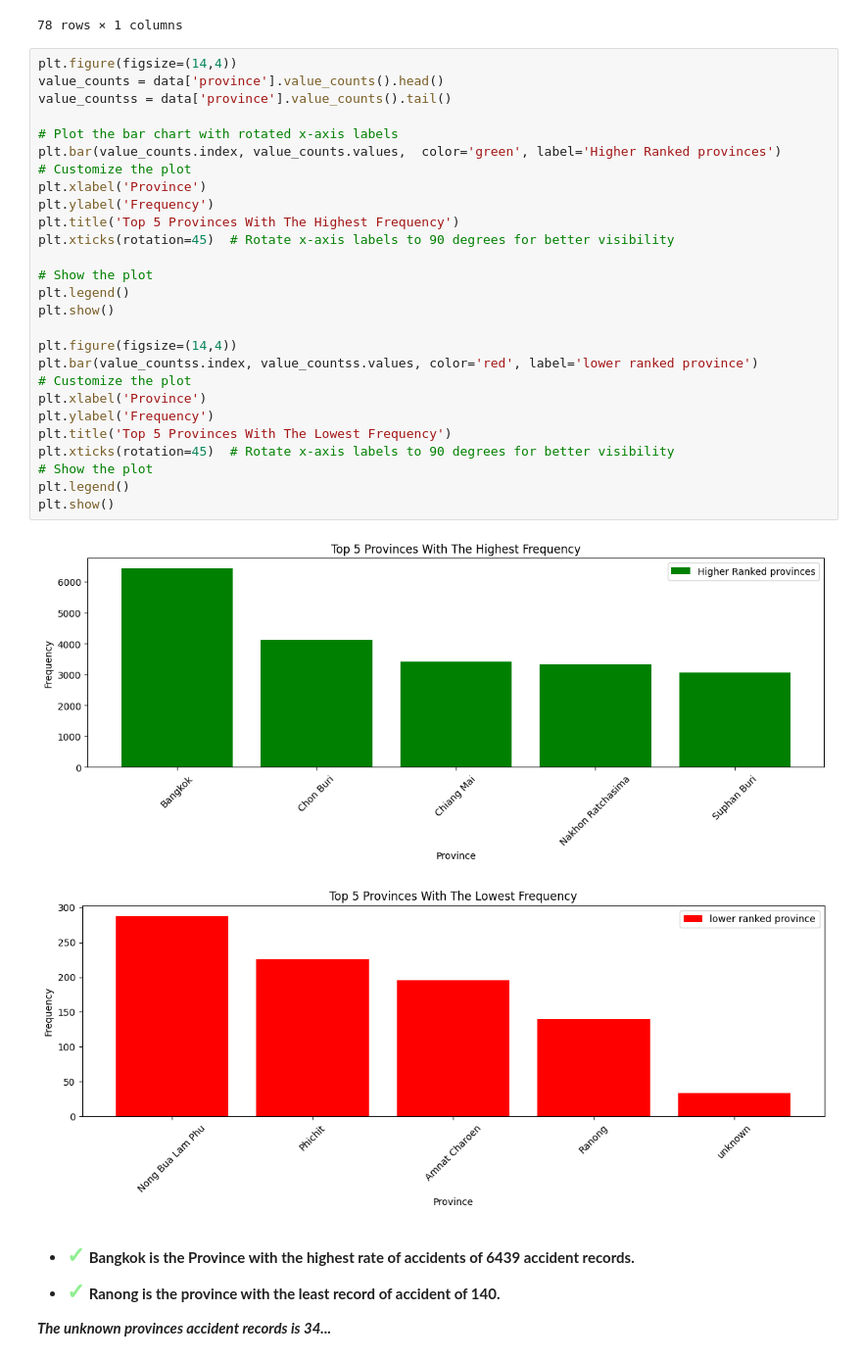
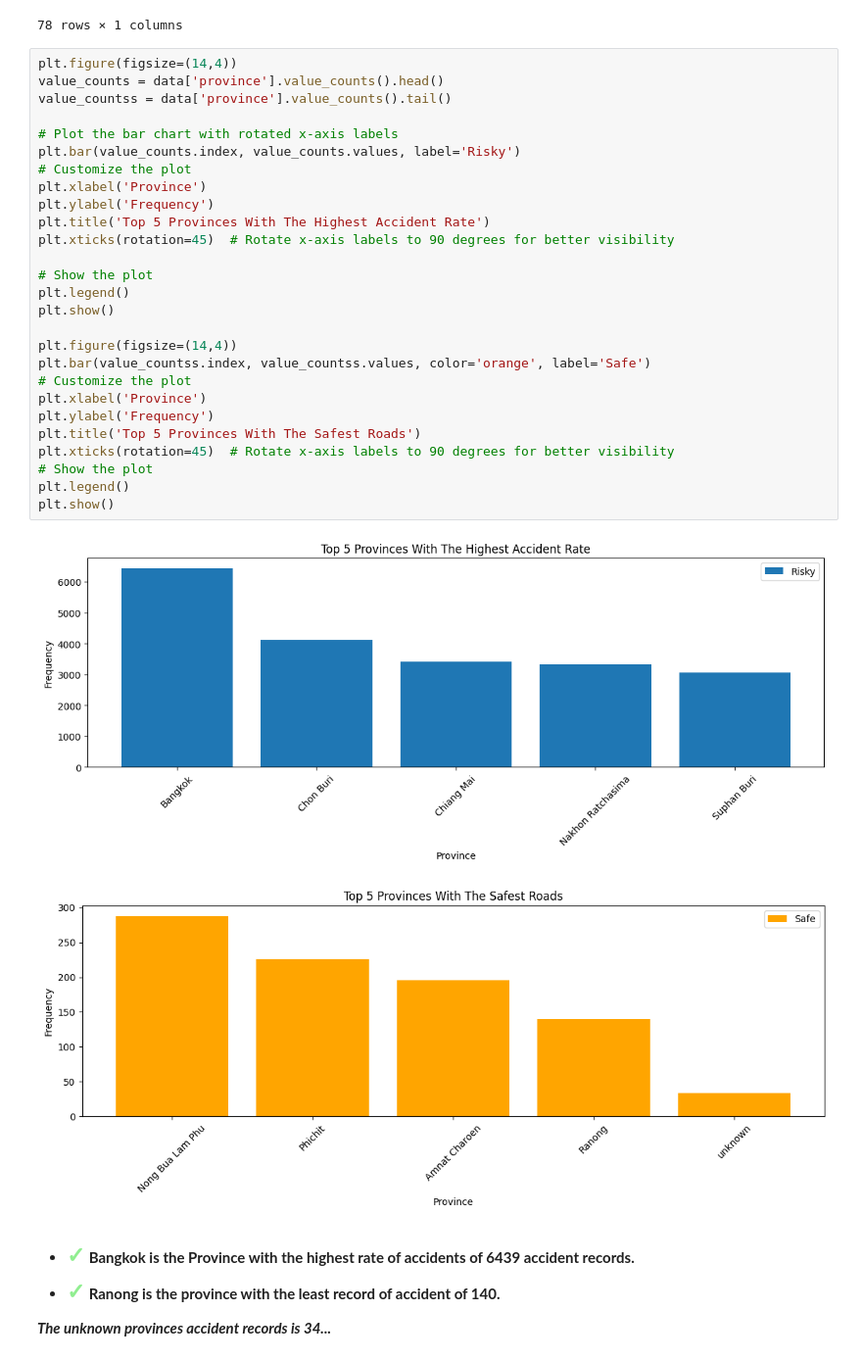
Before and after one commit to LegendSeyi/Thai_Road_Accident_Data_Analysis, a Jupyter notebook: Thai_Road_Accident_data_analysis.ipynb, the cells around one changed output. Shown at 98% size. Drawn from its saved outputs; the diff is of its cells as text.

```diff
--- a/Thai_Road_Accident_data_analysis.ipynb
+++ b/Thai_Road_Accident_data_analysis.ipynb
@@ -1129,33 +1129,33 @@ provinces
 # %%
 plt.figure(figsize=(14,4))
 value_counts = data['province'].value_counts().head()
 value_countss = data['province'].value_counts().tail()
 
 # Plot the bar chart with rotated x-axis labels
-plt.bar(value_counts.index, value_counts.values,  color='green', label='Higher Ranked provinces')
+plt.bar(value_counts.index, value_counts.values, label='Risky')
 # Customize the plot
 plt.xlabel('Province')
 plt.ylabel('Frequency')
-plt.title('Top 5 Provinces With The Highest Frequency')
+plt.title('Top 5 Provinces With The Highest Accident Rate')
 plt.xticks(rotation=45)  # Rotate x-axis labels to 90 degrees for better visibility
 
 # Show the plot
 plt.legend()
 plt.show()
 
 plt.figure(figsize=(14,4))
-plt.bar(value_countss.index, value_countss.values, color='red', label='lower ranked province')
+plt.bar(value_countss.index, value_countss.values, color='orange', label='Safe')
 # Customize the plot
 plt.xlabel('Province')
 plt.ylabel('Frequency')
-plt.title('Top 5 Provinces With The Lowest Frequency')
+plt.title('Top 5 Provinces With The Safest Roads')
 plt.xticks(rotation=45)  # Rotate x-axis labels to 90 degrees for better visibility
 # Show the plot
 plt.legend()
 plt.show()
 # %% [output]
-[figure, old version]
+[figure, new version]
-[figure, old version]
+[figure, new version]
 # %% [markdown]
 * <span style='color: lightgreen ; font-size: 1.5em ; font-weight: bold'>&#10003;</span> **Bangkok is the Province with the highest rate of accidents of 6439 accident records.**
 
```
Also changed, not shown: parts of 3 cells of this notebook.
